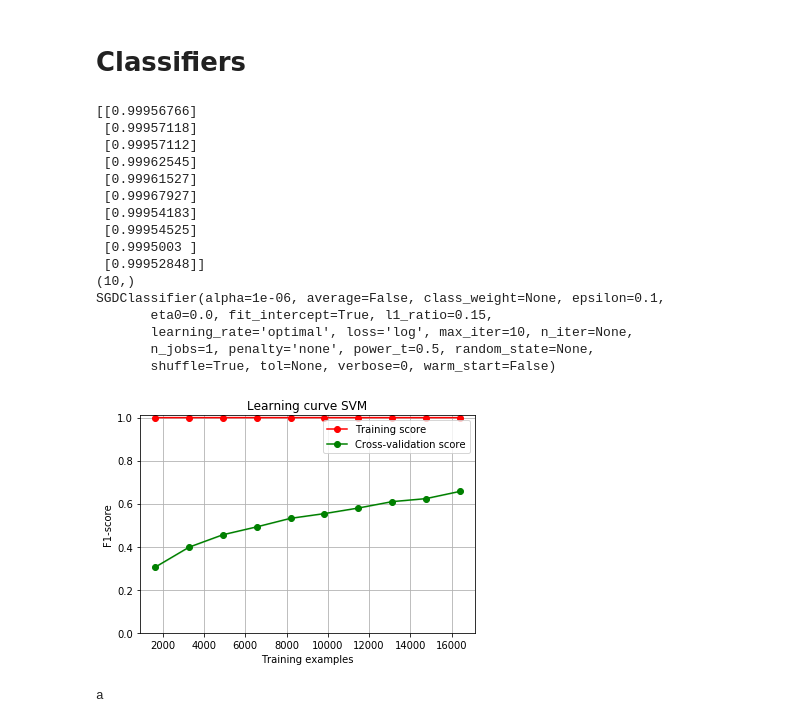
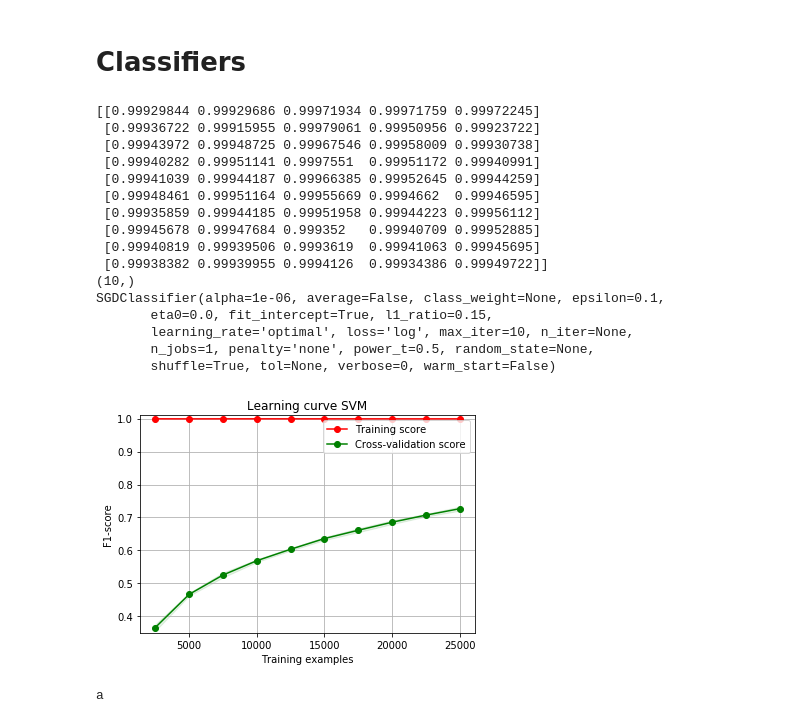
Before and after one commit to Joostrothweiler/politags, a Jupyter notebook: notebooks/experiments/Topics-TextRep.ipynb, the cells around one changed output. Saved outputs shown, nothing was run; the diff lists cells and outputs as text; code cells hidden in the pictures.

```diff
--- a/notebooks/experiments/Topics-TextRep.ipynb
+++ b/notebooks/experiments/Topics-TextRep.ipynb
@@ -221,38 +233,38 @@ clfs = [
 #     RandomForestClassifier(max_depth=50, max_features=3000) # 44% 50, 3000
 ]
 # %%
-cv = ShuffleSplit(n_splits=1, test_size=0.2, random_state=42)
+cv = ShuffleSplit(n_splits=5, test_size=0.2, random_state=42)
 
 
 for i in range(0,len(clfs)):
 #     %time estimator = OneVsRestClassifier(clfs[i]).fit(X_train, y_train)
 #     score = precision_recall_fscore_support(y_test, estimator.predict(X_test), average='micro')
 
     estimator = OneVsRestClassifier(clfs[i])
 
     X = transformer.fit_transform(corpus)
-    plot_learning_curve(estimator, 'Learning curve {}'.format(clf_names[i]), X, y, ylim=(0.0, 1.01), cv=cv, n_jobs=1)
+    plot_learning_curve(estimator, 'Learning curve {}'.format(clf_names[i]), X, y, ylim=(0.35, 1.01), cv=cv, n_jobs=1)
 
     print(clfs[i])
 #     print(score)
 # %% [output]
-[[0.99956766]
- [0.99957118]
- [0.99957112]
- [0.99962545]
- [0.99961527]
- [0.99967927]
- [0.99954183]
- [0.99954525]
- [0.9995003 ]
- [0.99952848]]
+[[0.99929844 0.99929686 0.99971934 0.99971759 0.99972245]
+ [0.99936722 0.99915955 0.99979061 0.99950956 0.99923722]
+ [0.99943972 0.99948725 0.99967546 0.99958009 0.99930738]
+ [0.99940282 0.99951141 0.9997551  0.99951172 0.99940991]
+ [0.99941039 0.99944187 0.99966385 0.99952645 0.99944259]
+ [0.99948461 0.99951164 0.99955669 0.9994662  0.99946595]
+ [0.99935859 0.99944185 0.99951958 0.99944223 0.99956112]
+ [0.99945678 0.99947684 0.999352   0.99940709 0.99952885]
+ [0.99940819 0.99939506 0.9993619  0.99941063 0.99945695]
+ [0.99938382 0.99939955 0.9994126  0.99934386 0.99949722]]
 (10,)
 SGDClassifier(alpha=1e-06, average=False, class_weight=None, epsilon=0.1,
        eta0=0.0, fit_intercept=True, l1_ratio=0.15,
        learning_rate='optimal', loss='log', max_iter=10, n_iter=None,
        n_jobs=1, penalty='none', power_t=0.5, random_state=None,
        shuffle=True, tol=None, verbose=0, warm_start=False)
-[figure, old version]
+[figure, new version]
 # %%
 print('a')
 # %% [output]
```
Also changed, not shown: parts of 2 cells of this notebook, 13 other files.
